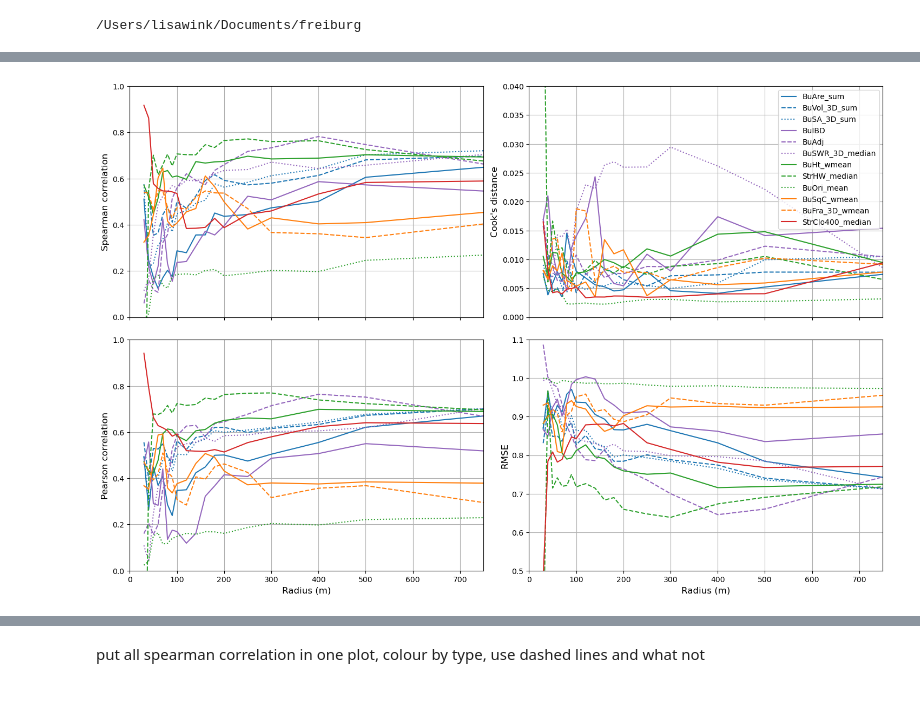
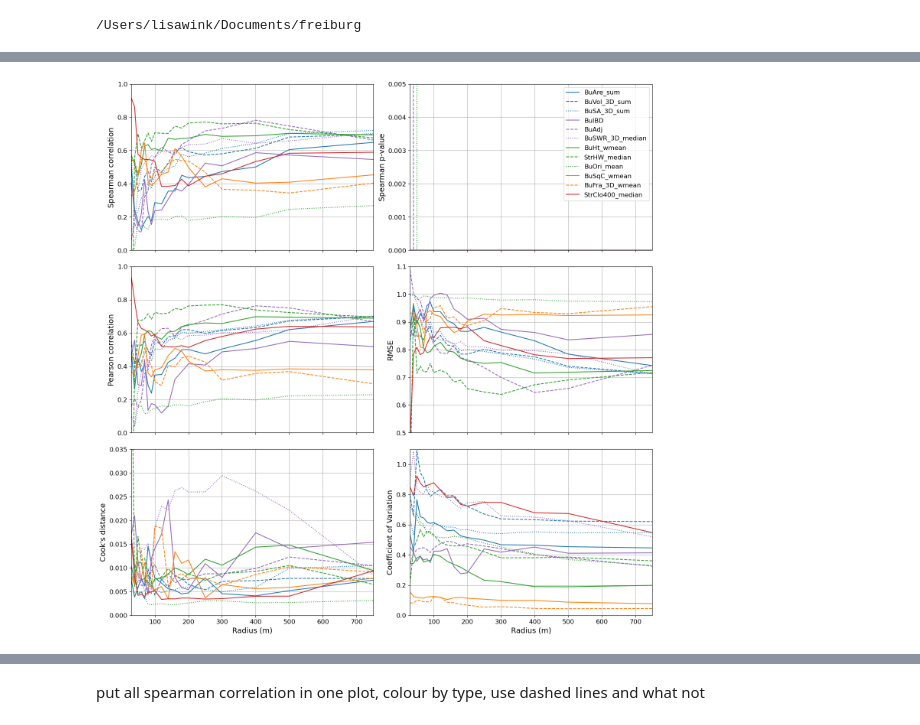
Before and after one commit to lisawink/freiburg, a Jupyter notebook: visualisations/scales_multitimes.ipynb, the cells around one changed output, grey strips where cells are left out. Drawn from its saved outputs; the diff is of its cells as text; code cells hidden in the pictures; blank space fills up the shorter version.

Commit message:
update visualisations

```diff
--- a/visualisations/scales_multitimes.ipynb
+++ b/visualisations/scales_multitimes.ipynb
@@ -95,10 +171,11 @@ radii = [30,40,50,60,70,80,90,100,120,140,160,180,200,250,300,400,500,750]
 mean_stats = {}
 
 for radius in radii:
-    data, spearman_corr, p_value, pearson_corr, r_squared, rmse, cooks_d, y_pred = stats_multiple_times(radius, var, hiwn)
-    mean_stats[radius] = {'spearman_corr': spearman_corr, 'p_value': p_value, 'pearson_corr': pearson_corr, 'r_squared': r_squared, 'rmse': rmse, 'cooks_d': cooks_d}
+    data, std, spearman_corr, p_value, pearson_corr, r_squared, rmse, cooks_d, y_pred = stats_multiple_times(radius, var, hiwn)
+    mean_stats[radius] = {'std':std, 'spearman_corr': spearman_corr, 'p_value': p_value, 'pearson_corr': pearson_corr, 'r_squared': r_squared, 'rmse': rmse, 'cooks_d': cooks_d}
 
 mean_stats = pd.DataFrame(mean_stats).T
+plt.plot(radii, mean_stats['std'], label='Standard Deviation')
 plt.plot(radii, mean_stats['spearman_corr'], label='Spearman correlation')
 plt.plot(radii, mean_stats['pearson_corr'], label='Pearson correlation')
 plt.plot(radii, mean_stats['r_squared'], label='R squared')
@@ -110,0 +188,12 @@ plt.legend()
+# %%
+
+radii = [30,40,50,60,70,80,90,100,120,140,160,180,200,250,300,400,500,750]
+std_stats = {}
+
+for radius in radii:
+    std_stats[radius]={}
+    for var in params:
+        data, std, spearman_corr, p_value, pearson_corr, r_squared, rmse, cooks_d, y_pred = stats_multiple_times(radius, var, hiwn)
+        std_stats[radius][var] = std
+
+std_stats = pd.DataFrame(std_stats).T
@@ -179,8 +326,9 @@ def multiple_scales(vars):
 # %%
 params = ['BuAre_sum', 'BuVol_3D_sum', 'BuSA_3D_sum', 'BuIBD', 'BuAdj', 'BuSWR_3D_median', 'BuHt_wmean','StrHW_median','BuOri_mean', 'BuSqC_wmean','BuFra_3D_wmean', 'StrClo400_median']
 # %%
-spearman_stats, p_value_stats, pearson_stats, rmse_stats, cooks_stats = multiple_scales(params)
+cv_stats, spearman_stats, p_value_stats, pearson_stats, rmse_stats, cooks_stats = multiple_scales(params)
 # %%
+cv_stats = pd.DataFrame(cv_stats).T
 spearman_stats = pd.DataFrame(spearman_stats).T
 p_value_stats = pd.DataFrame(p_value_stats).T
 pearson_stats = pd.DataFrame(pearson_stats).T
@@ -209,6 +337,6 @@ spearman_stats
 # %%
 # make 4 subplots
-fig, axs = plt.subplots(2,2, figsize=(15, 10))
+fig, axs = plt.subplots(3,2, figsize=(15, 15))
 
 linestyle_mapping = {
     'BuAre_sum': '-',
@@ -237,44 +365,66 @@ color_mapping = {
     'BuOri_mean': 'tab:green',
     'BuSqC_wmean': 'tab:orange',
     'BuFra_3D_wmean': 'tab:orange',
     'StrClo400_median': 'tab:red'
 }
 
 for param in params:
     axs[0, 0].plot(spearman_stats[param], label=param, linestyle=linestyle_mapping[param], color=color_mapping[param])
-axs[0, 0].set_ylabel('Spearman correlation', fontsize=12)
+axs[0, 0].set_ylabel('Spearman correlation', fontsize=14)
 axs[0, 0].set_ylim(0, 1)
-axs[0, 0].set_xlim(0, 750)
+axs[0, 0].set_xlim(30, 750)
 axs[0, 0].set_xticklabels([])
+axs[0, 0].tick_params(axis='both', which='major', labelsize=12)
 axs[0, 0].grid()
 
 for param in params:
-    axs[0, 1].plot(cooks_stats[param], label=param, linestyle=linestyle_mapping[param], color=color_mapping[param])
-axs[0, 1].set_ylabel("Cook's distance", fontsize=12)
-axs[0, 1].legend()
-axs[0, 1].set_ylim(0, 0.04)
-axs[0, 1].set_xlim(0, 750)
+    axs[0, 1].plot(p_value_stats[param], label=param, linestyle=linestyle_mapping[param], color=color_mapping[param])
+axs[0, 1].set_ylabel("Spearman p-value", fontsize=14)
+axs[0, 1].legend(prop={'size': 12})
+axs[0, 1].set_ylim(0, 0.005)
+axs[0, 1].set_xlim(30, 750)
 axs[0, 1].set_xticklabels([])
+axs[0, 1].tick_params(axis='both', which='major', labelsize=12)
 axs[0, 1].grid()
 
 for param in params:
     axs[1, 0].plot(pearson_stats[param], label=param, linestyle=linestyle_mapping[param], color=color_mapping[param])
-axs[1, 0].set_ylabel('Pearson correlation', fontsize=12)
+axs[1, 0].set_ylabel('Pearson correlation', fontsize=14)
 axs[1, 0].set_ylim(0, 1)
-axs[1, 0].set_xlim(0, 750)
-axs[1, 0].set_xlabel('Radius (m)', fontsize=12)
+axs[1, 0].set_xlim(30, 750)
+axs[1, 0].set_xticklabels([])
+axs[1, 0].tick_params(axis='both', which='major', labelsize=12)
 axs[1, 0].grid()
 
 for param in params:
     axs[1, 1].plot(rmse_stats[param], label=param, linestyle=linestyle_mapping[param], color=color_mapping[param])
-axs[1, 1].set_ylabel('RMSE', fontsize=12)
+axs[1, 1].set_ylabel('RMSE', fontsize=14)
 axs[1, 1].grid()
 axs[1, 1].set_ylim(0.5, 1.1)
-axs[1, 1].set_xlim(0, 750)
-axs[1, 1].set_xlabel('Radius (m)', fontsize=12)
+axs[1, 1].set_xlim(30, 750)
+axs[1, 1].set_xticklabels([])
+axs[1, 1].tick_params(axis='both', which='major', labelsize=12)
+
+for param in params:
+    axs[2, 0].plot(cooks_stats[param], label=param, linestyle=linestyle_mapping[param], color=color_mapping[param])
+axs[2, 0].set_ylabel("Cook's distance", fontsize=14)
+axs[2, 0].set_ylim(0, 0.035)
+axs[2, 0].set_xlim(30, 750)
+axs[2, 0].set_xlabel('Radius (m)', fontsize=14)
+axs[2, 0].tick_params(axis='both', which='major', labelsize=12)
+axs[2, 0].grid()
+
+for param in params:
+    axs[2, 1].plot(cv_stats[param], label=param, linestyle=linestyle_mapping[param], color=color_mapping[param])
+axs[2, 1].set_ylabel("Coefficient of Variation", fontsize=14)
+axs[2, 1].set_ylim(0, 1.1)
+axs[2, 1].set_xlim(30, 750)
+axs[2, 1].set_xlabel('Radius (m)', fontsize=14)
+axs[2, 1].tick_params(axis='both', which='major', labelsize=12)
+axs[2, 1].grid()
 
 plt.tight_layout(pad = 2, w_pad=1)
 plt.savefig('/Users/lisawink/Documents/paper1/figures/param_scale_plot_featured_list.png')
 plt.show()
 # %% [output]
-[figure, old version]
+[figure, new version]
```
Also changed, not shown: parts of 17 cells of this notebook, 6 other files.
